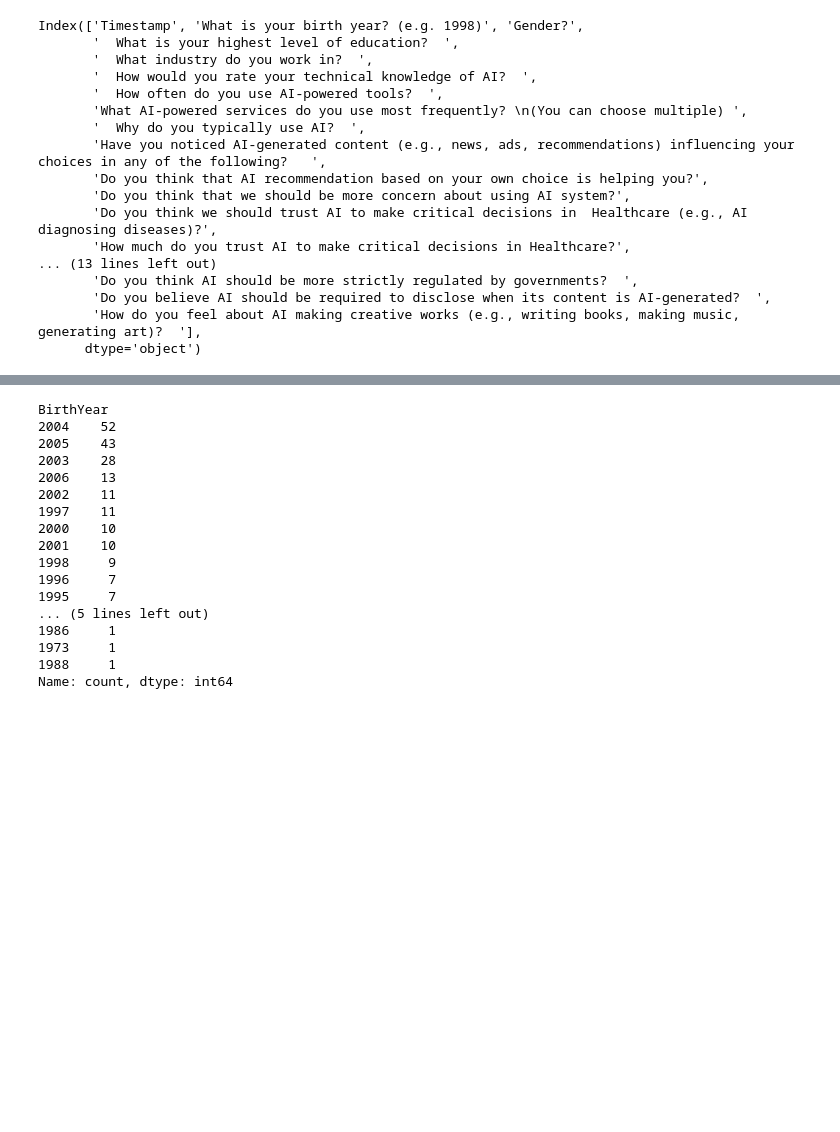
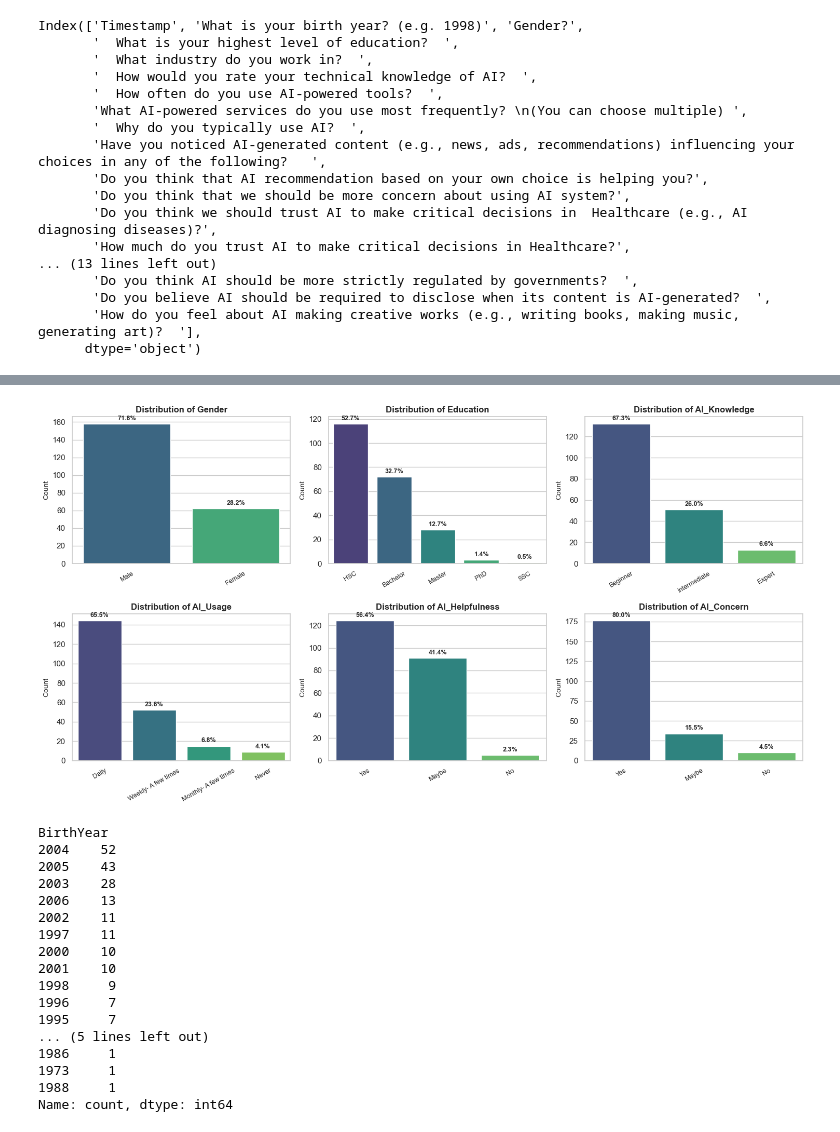
Before and after one commit to acdas10/AI-Recommendation-and-Trust, a Jupyter notebook: data_preparation.ipynb, the cells around one changed output, grey strips where cells are left out. Cells and saved outputs as stored; diff of their text form; code cells hidden in the pictures; blank space fills up the shorter version.

Commit message:
descriptive graph updated

```diff
--- a/data_preparation.ipynb
+++ b/data_preparation.ipynb
@@ -71,3 +71,16 @@ data.head()
 | 2 | 2001 | Female | HSC | Student | Intermediate | Weekly- A few times | Gemini;Google Assistant | Personal-Use;Education | ... |
 | 3 | 1973 | Female | HSC | Others | NaN | Monthly- A few times | Google Assistant | Personal-Use | ... |
 | 4 | 1996 | Female | Bachelor | Technology-IT | Intermediate | Daily | ChatGPT;Gemini;Siri;Grammarly | Data-Analysis;Coding;Personal-Use... | ... |
+# %%
+target_cols = ['Gender', 'Education', 'AI_Knowledge', 'AI_Usage', 'AI_Helpfulness', 'AI_Concern']
+
+for col in target_cols:
+    print(f"--- {col} Breakdown ---")
+    # Combine counts and percentages into a mini table
+    counts = data[col].value_counts()
+    percent = data[col].value_counts(normalize=True) * 100
+
+    # Create a temporary DataFrame to show them side-by-side
+    summary = pd.DataFrame({'Count': counts, 'Percentage (%)': percent})
+    print(summary)
+    print("\n")
@@ -74,3 +105,44 @@ data.head()
+# %%
+import matplotlib.pyplot as plt
+import seaborn as sns
+
+# List of target columns
+target_cols = ['Gender', 'Education', 'AI_Knowledge', 'AI_Usage', 'AI_Helpfulness', 'AI_Concern']
+
+# Set the visual style
+sns.set_theme(style="whitegrid")
+
+# Swapped to 2 rows and 3 columns. Figsize adjusted for a horizontal layout.
+fig, axes = plt.subplots(nrows=2, ncols=3, figsize=(15, 8))
+axes = axes.flatten()
+
+for i, col in enumerate(target_cols):
+    # Calculate raw counts and percentages
+    counts = data[col].value_counts()
+    percentages = data[col].value_counts(normalize=True) * 100
+
+    # Create the bar plot
+    sns.barplot(x=counts.index, y=counts.values, ax=axes[i], hue=counts.index, legend=False, palette="viridis")
+
+    # Add percentage labels on top of each bar
+    for p, percent in zip(axes[i].patches, percentages):
+        axes[i].annotate(f'{percent:.1f}%',
+                         (p.get_x() + p.get_width() / 2., p.get_height()),
+                         ha='center', va='bottom',
+                         fontsize=9, fontweight='bold', xytext=(0, 3),
+                         textcoords='offset points')
+
+    # Formatting
+    axes[i].set_title(f'Distribution of {col}', fontsize=12, fontweight='bold')
+    axes[i].set_ylabel('Count', fontsize=10)
+    axes[i].set_xlabel('')
+    axes[i].tick_params(axis='x', rotation=30, labelsize=9)
+
+# Adjust layout to prevent overlap
+plt.tight_layout()
+plt.show()
+# %% [output]
+[figure, added]
 # %%
 data["BirthYear"].value_counts()
 # %% [output]
```
Also changed, not shown: parts of 1 cell of this notebook.
